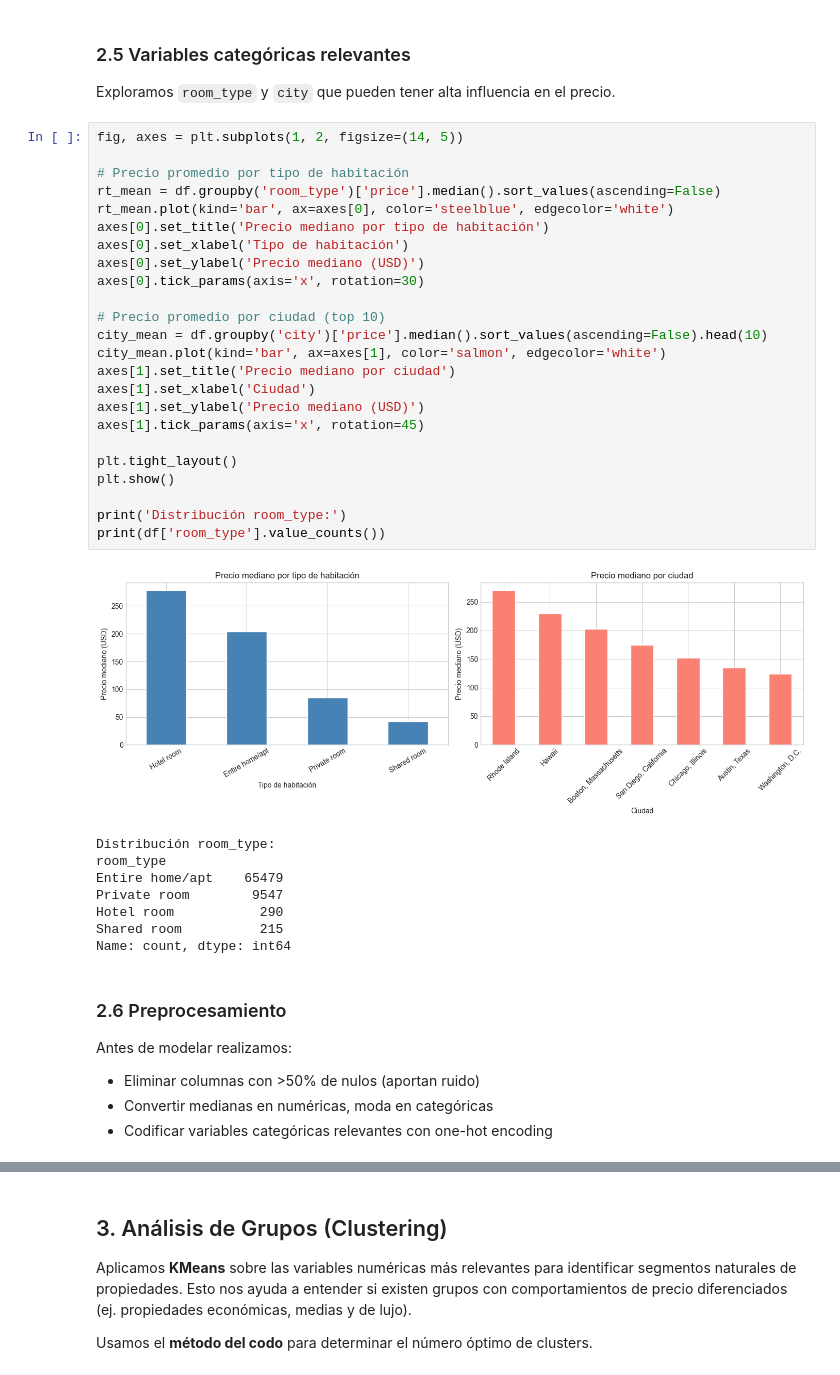
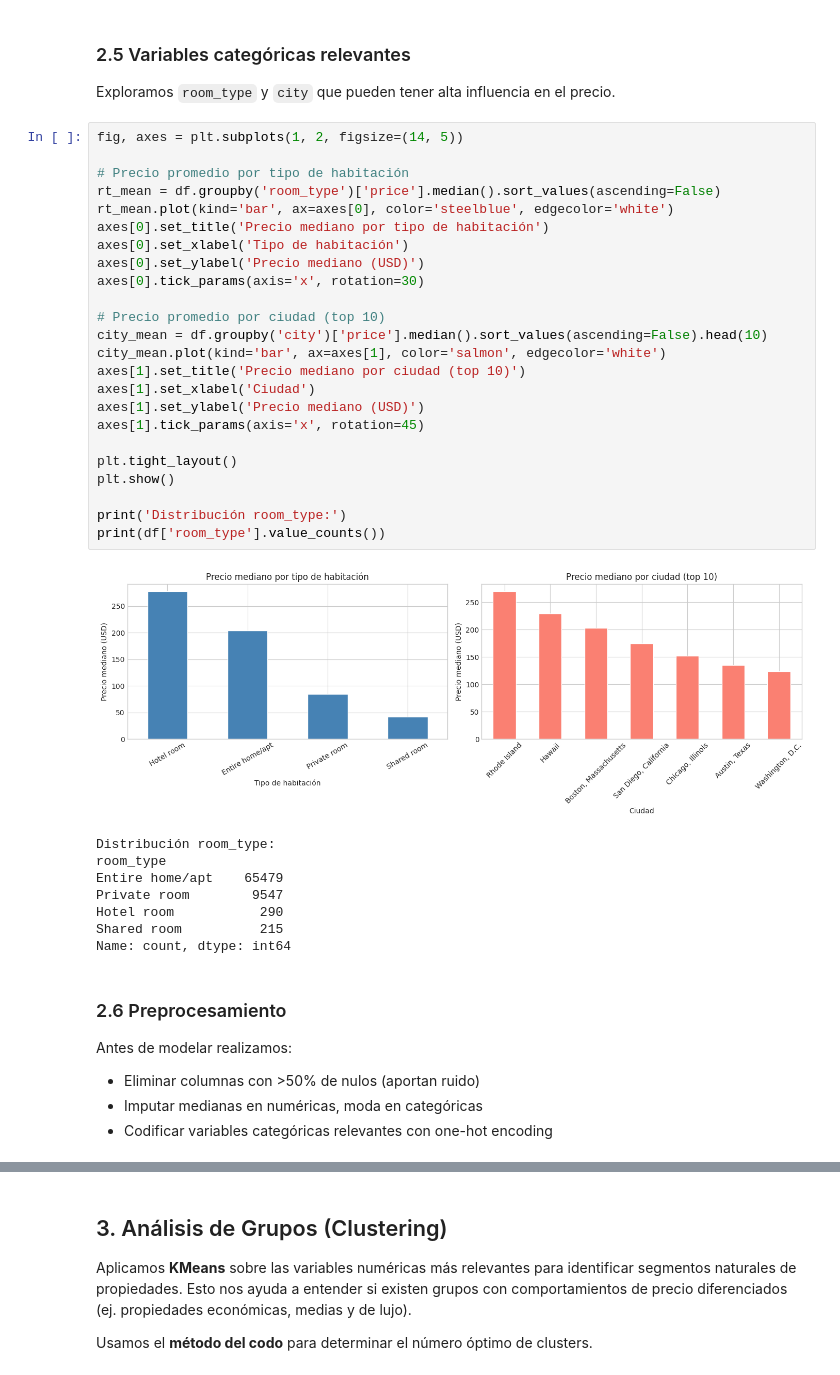
Before and after one commit to Jonialen/mineDatos-lab3, a Jupyter notebook: lab3.ipynb, the cells around one changed output, grey strips where cells are left out. Cells and saved outputs as stored; diff of their text form.

```diff
--- a/lab3.ipynb
+++ b/lab3.ipynb
@@ -241,29 +235,29 @@ Exploramos `room_type` y `city` que pueden tener alta influencia en el precio.
 # %%
 fig, axes = plt.subplots(1, 2, figsize=(14, 5))
 
 # Precio promedio por tipo de habitación
 rt_mean = df.groupby('room_type')['price'].median().sort_values(ascending=False)
 rt_mean.plot(kind='bar', ax=axes[0], color='steelblue', edgecolor='white')
 axes[0].set_title('Precio mediano por tipo de habitación')
 axes[0].set_xlabel('Tipo de habitación')
 axes[0].set_ylabel('Precio mediano (USD)')
 axes[0].tick_params(axis='x', rotation=30)
 
 # Precio promedio por ciudad (top 10)
 city_mean = df.groupby('city')['price'].median().sort_values(ascending=False).head(10)
 city_mean.plot(kind='bar', ax=axes[1], color='salmon', edgecolor='white')
-axes[1].set_title('Precio mediano por ciudad')
+axes[1].set_title('Precio mediano por ciudad (top 10)')
 axes[1].set_xlabel('Ciudad')
 axes[1].set_ylabel('Precio mediano (USD)')
 axes[1].tick_params(axis='x', rotation=45)
 
 plt.tight_layout()
 plt.show()
 
 print('Distribución room_type:')
 print(df['room_type'].value_counts())
 # %% [output]
-[figure, old version]
+[figure, new version]
 Distribución room_type:
 room_type
 Entire home/apt    65479
@@ -276,7 +270,7 @@ Name: count, dtype: int64
 
 Antes de modelar realizamos:
 - Eliminar columnas con >50% de nulos (aportan ruido)
-- Convertir medianas en numéricas, moda en categóricas
+- Imputar medianas en numéricas, moda en categóricas
 - Codificar variables categóricas relevantes con one-hot encoding
 # %%
 # 1. Eliminar columnas con >50% nulos
```
Also changed, not shown: parts of 40 cells of this notebook.
